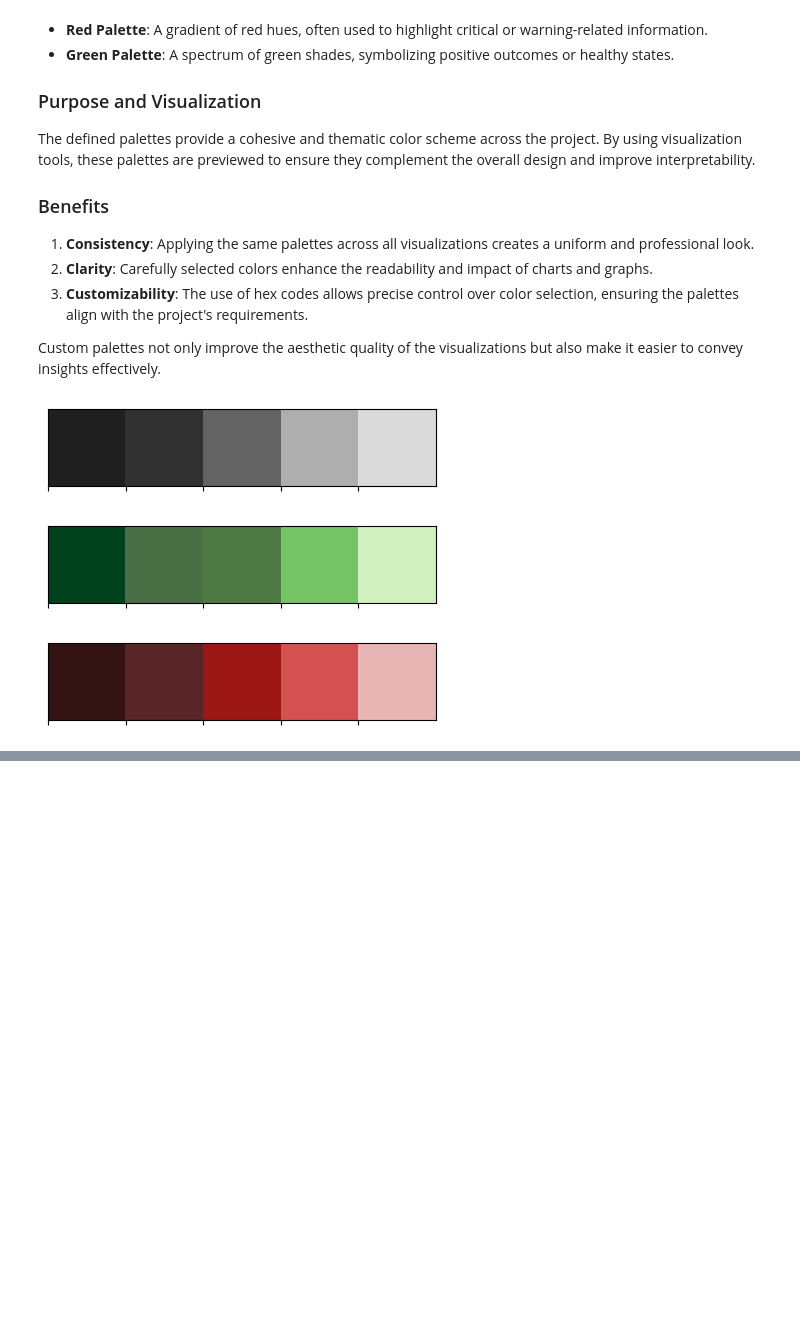
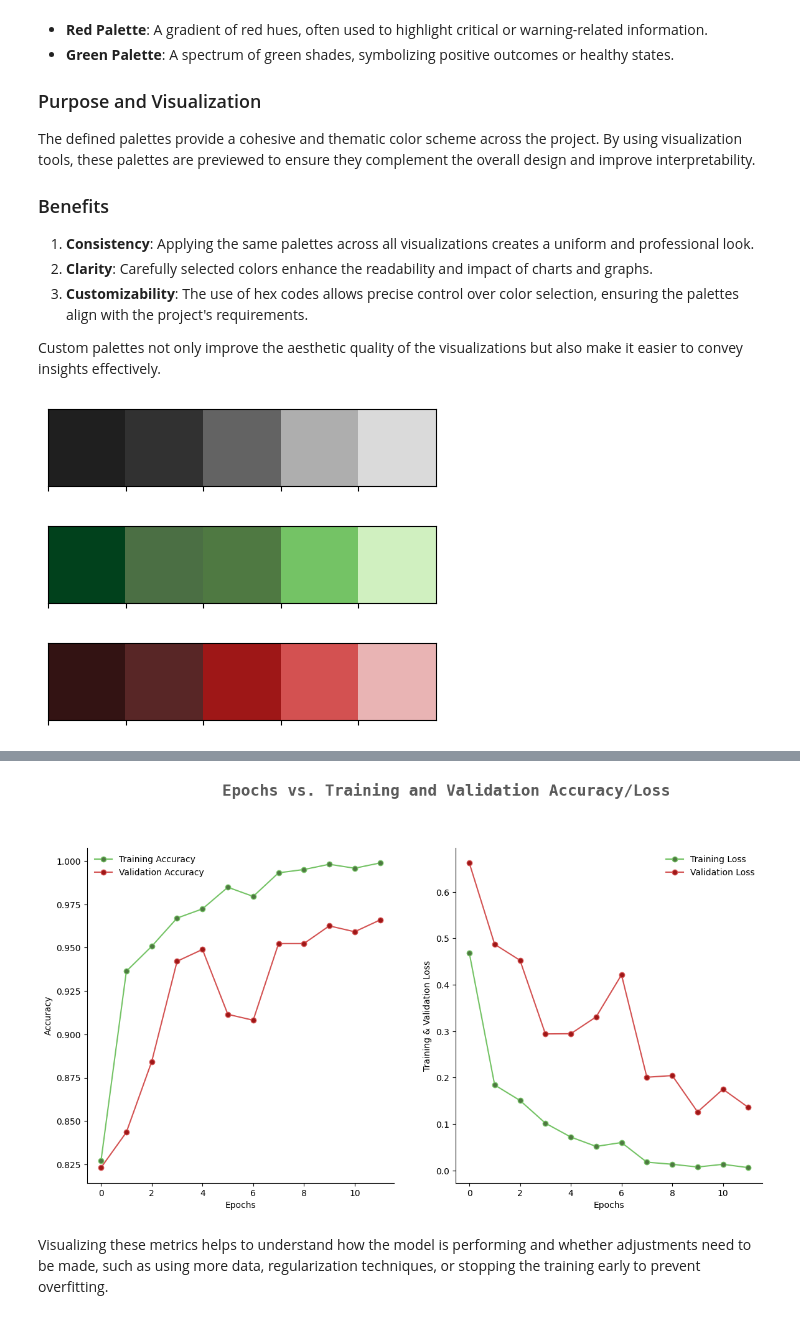
Before and after one commit to najwa12/brain_tumor_classification_cnn, a Jupyter notebook: AI_Powered_Brain_Tumor_Classification_Advanced_MRI_Analysis_with_CNNs.ipynb, the cells around one changed output, grey strips where cells are left out. Cells and saved outputs as stored; diff of their text form; code cells hidden in the pictures; blank space fills up the shorter version.

```diff
--- a/AI_Powered_Brain_Tumor_Classification_Advanced_MRI_Analysis_with_CNNs.ipynb
+++ b/AI_Powered_Brain_Tumor_Classification_Advanced_MRI_Analysis_with_CNNs.ipynb
@@ -154,0 +272,2 @@ sns.palplot(colors_red)
+# %%
+X_train, X_test, y_train, y_test = train_test_split(X_train, y_train, test_size = 0.1, random_state = 101)
@@ -154,0 +324,8 @@ sns.palplot(colors_red)
+# %%
+effnet = EfficientNetB0(weights='imagenet', include_top=False, input_shape=(image_size, image_size, 3))
+model = effnet.output
+model = tf.keras.layers.GlobalAveragePooling2D()(model)
+model = tf.keras.layers.Dropout(rate=0.5)(model)
+model = tf.keras.layers.Dense(4, activation='softmax')(model)
+model = tf.keras.models.Model(inputs=effnet.input, outputs = model)
+model.summary()
@@ -154,0 +387,6 @@ sns.palplot(colors_red)
+# %%
+model.compile(loss='categorical_crossentropy',optimizer = 'Adam', metrics= ['accuracy'])
+
+tensorboard = TensorBoard(log_dir = 'logs')
+checkpoint = ModelCheckpoint("effnet.keras", monitor="val_accuracy", save_best_only=True, mode="auto", verbose=1)
+reduce_lr = ReduceLROnPlateau(monitor = 'val_accuracy', factor = 0.3, patience = 2, min_delta = 0.001, mode='auto',verbose=1)
@@ -154,0 +416,2 @@ sns.palplot(colors_red)
+# %%
+history = model.fit(X_train,y_train,validation_split=0.1, epochs=12, verbose=1, batch_size=32, callbacks=[tensorboard, checkpoint,reduce_lr])
@@ -154,0 +456,37 @@ sns.palplot(colors_red)
+# %%
+
+filterwarnings('ignore')
+
+epochs = [i for i in range(12)]
+fig, ax = plt.subplots(1,2,figsize=(14,7))
+train_acc = history.history['accuracy']
+train_loss = history.history['loss']
+val_acc = history.history['val_accuracy']
+val_loss = history.history['val_loss']
+
+fig.text(s='Epochs vs. Training and Validation Accuracy/Loss',size=18,fontweight='bold',
+             fontname='monospace',color=colors_dark[1],y=1,x=0.28,alpha=0.8)
+
+sns.despine()
+ax[0].plot(epochs, train_acc, marker='o',markerfacecolor=colors_green[2],color=colors_green[3],
+           label = 'Training Accuracy')
+ax[0].plot(epochs, val_acc, marker='o',markerfacecolor=colors_red[2],color=colors_red[3],
+           label = 'Validation Accuracy')
+ax[0].legend(frameon=False)
+ax[0].set_xlabel('Epochs')
+ax[0].set_ylabel('Accuracy')
+
+sns.despine()
+ax[1].plot(epochs, train_loss, marker='o',markerfacecolor=colors_green[2],color=colors_green[3],
+           label ='Training Loss')
+ax[1].plot(epochs, val_loss, marker='o',markerfacecolor=colors_red[2],color=colors_red[3],
+           label = 'Validation Loss')
+ax[1].legend(frameon=False)
+ax[1].set_xlabel('Epochs')
+ax[1].set_ylabel('Training & Validation Loss')
+
+fig.show()
+# %% [output]
+[figure, added]
+# %% [markdown]
+Visualizing these metrics helps to understand how the model is performing and whether adjustments need to be made, such as using more data, regularization techniques, or stopping the training early to prevent overfitting.
```
Also changed, not shown: parts of 37 cells of this notebook.
